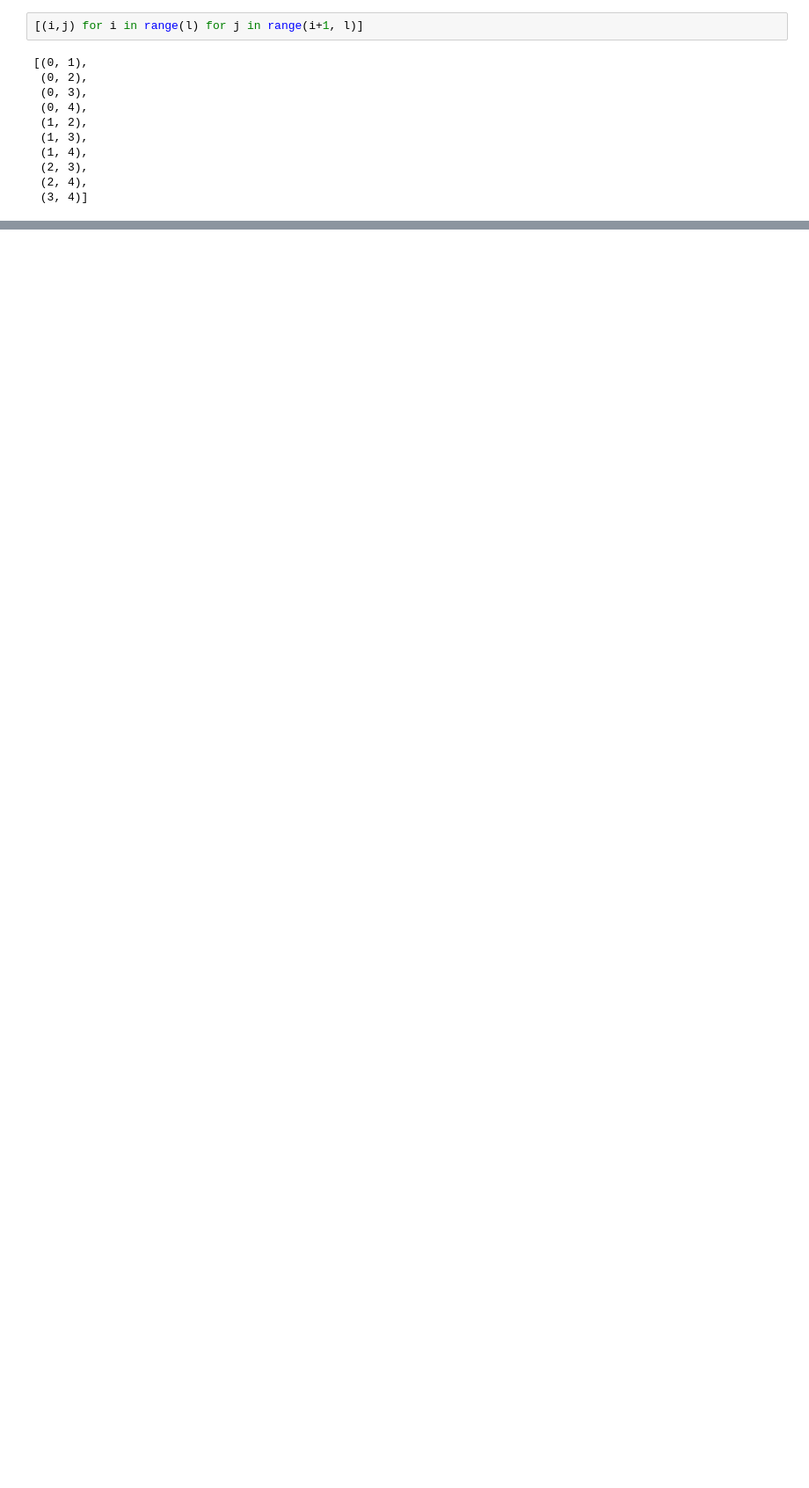
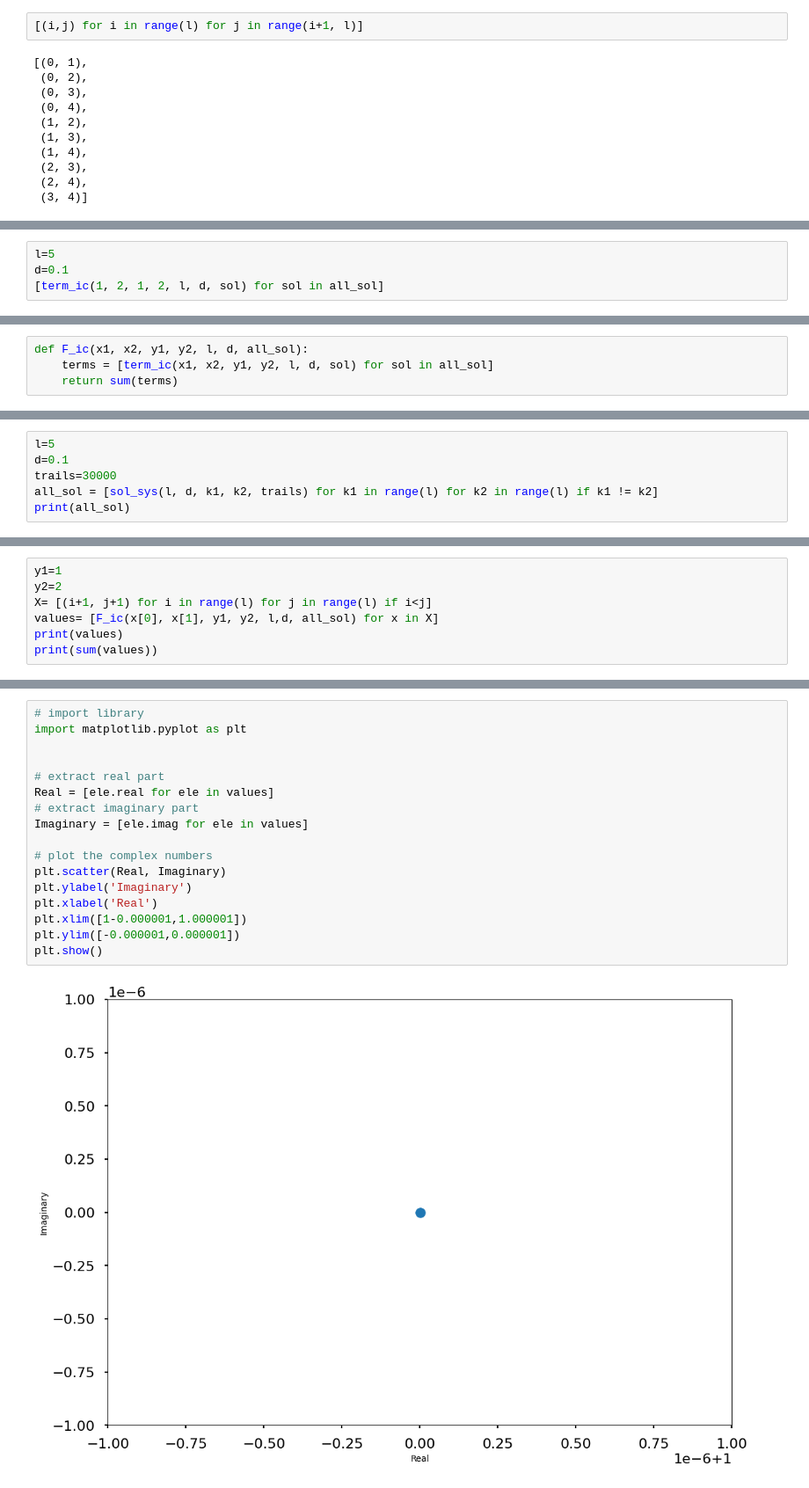
Before and after one commit to asaenz16/First-try, a Jupyter notebook: BAEsolutionsN2.ipynb, the cells around one changed output, grey strips where cells are left out. Shown at 88% size. Saved outputs shown, nothing was run; the diff lists cells and outputs as text; blank space fills up the shorter version.

```diff
--- a/BAEsolutionsN2.ipynb
+++ b/BAEsolutionsN2.ipynb
@@ -189,0 +406,4 @@ plt.show()
+# %%
+l=5
+d=0.1
+[term_ic(1, 2, 1, 2, l, d, sol) for sol in all_sol]
@@ -189,0 +433,4 @@ plt.show()
+# %%
+def F_ic(x1, x2, y1, y2, l, d, all_sol):
+    terms = [term_ic(x1, x2, y1, y2, l, d, sol) for sol in all_sol]
+    return sum(terms)
@@ -189,0 +458,6 @@ plt.show()
+# %%
+l=5
+d=0.1
+trails=30000
+all_sol = [sol_sys(l, d, k1, k2, trails) for k1 in range(l) for k2 in range(l) if k1 != k2]
+print(all_sol)
@@ -189,0 +516,7 @@ plt.show()
+# %%
+y1=1
+y2=2
+X= [(i+1, j+1) for i in range(l) for j in range(l) if i<j]
+values= [F_ic(x[0], x[1], y1, y2, l,d, all_sol) for x in X]
+print(values)
+print(sum(values))
@@ -189,0 +526,19 @@ plt.show()
+# %%
+# import library
+import matplotlib.pyplot as plt
+
+
+# extract real part
+Real = [ele.real for ele in values]
+# extract imaginary part
+Imaginary = [ele.imag for ele in values]
+
+# plot the complex numbers
+plt.scatter(Real, Imaginary)
+plt.ylabel('Imaginary')
+plt.xlabel('Real')
+plt.xlim([1-0.000001,1.000001])
+plt.ylim([-0.000001,0.000001])
+plt.show()
+# %% [output]
+[figure, added]
```
Also changed, not shown: parts of 63 cells of this notebook.
